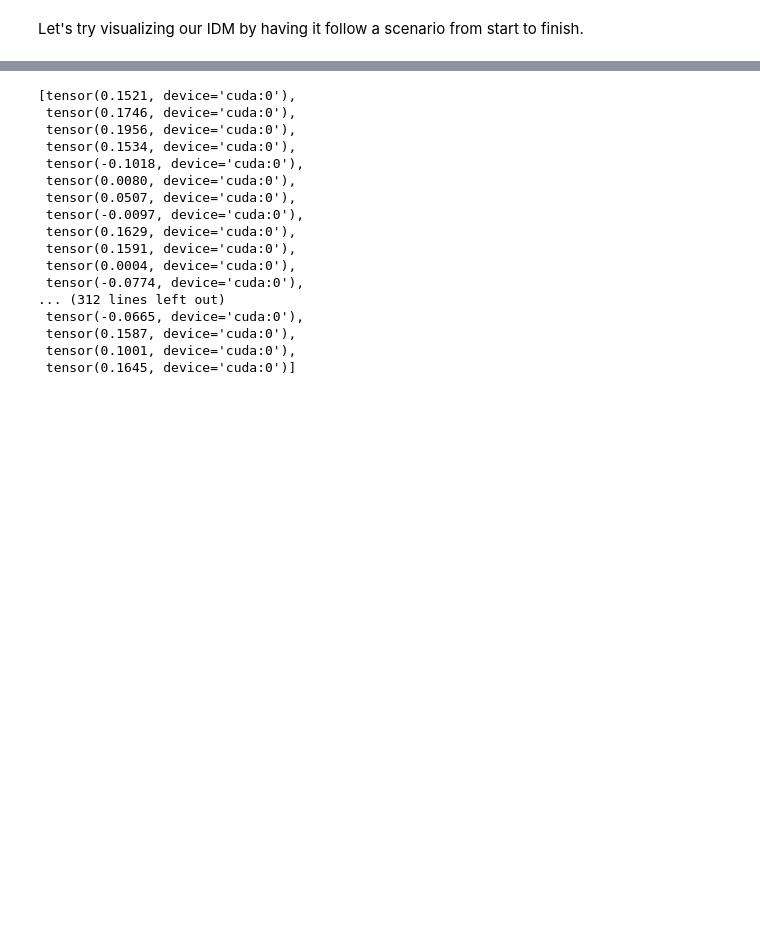
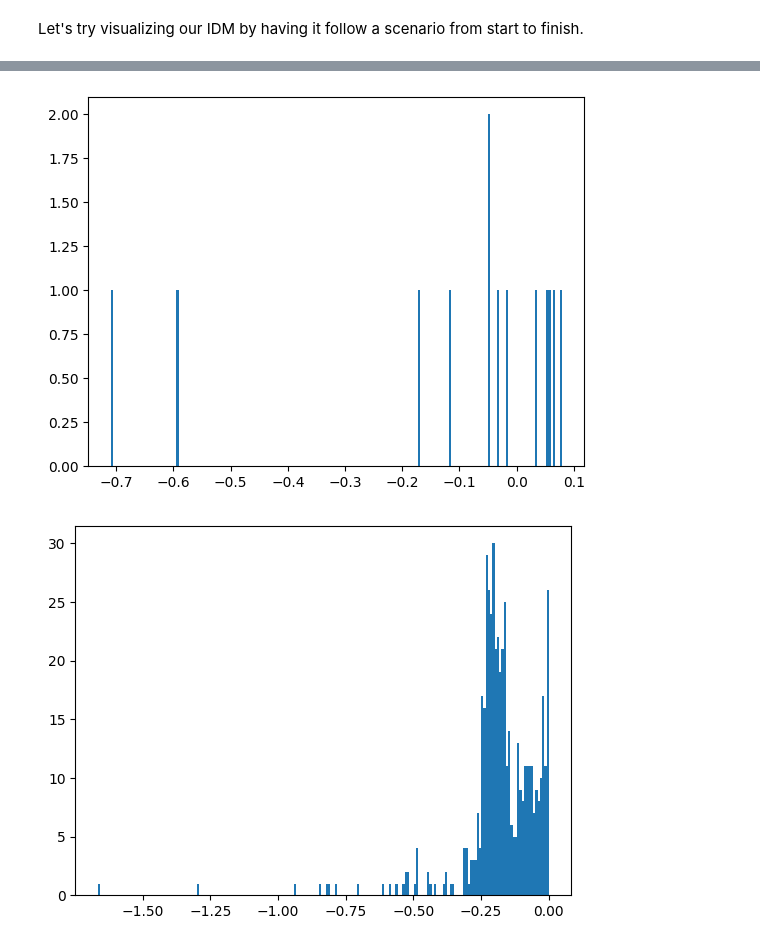
Before and after one commit to pimpale/metadrive-offline-rl-benchmark, a Jupyter notebook: waymo-idm-ppo.ipynb, the cells around one changed output, grey strips where cells are left out. Saved outputs shown, nothing was run; the diff lists cells and outputs as text; code cells hidden in the pictures; blank space fills up the shorter version.

```diff
--- a/waymo-idm-ppo.ipynb
+++ b/waymo-idm-ppo.ipynb
@@ -32,7 +32,8 @@ def parse_scenario(scenario: scenario_pb2.Scenario) -> list[State]:
     states = []
     for s in scenario.tracks[scenario.sdc_track_index].states:
         if s.valid:
-            states.append(State(s.heading, np.array([s.velocity_x, s.velocity_y], dtype=np.float32)))
+            heading = np.arctan2(s.velocity_y, s.velocity_x)
+            states.append(State(heading, np.array([s.velocity_x, s.velocity_y], dtype=np.float32)))
     return states
 
 
@@ -94,6 +96,8 @@ for states in h:
 
 # shuffle the dataset
 random.shuffle(dataset)
+# %%
+dataset = [(h[0][0], h[0][1])] * 10000
 # %%
 import torch
 import torch.nn as nn
@@ -581,20 +602,8 @@ plt.legend()
-# %%
-adv_batch
-# %% [output]
-[tensor(0.1521, device='cuda:0'),
- tensor(0.1746, device='cuda:0'),
- tensor(0.1956, device='cuda:0'),
- tensor(0.1534, device='cuda:0'),
- tensor(-0.1018, device='cuda:0'),
- tensor(0.0080, device='cuda:0'),
- tensor(0.0507, device='cuda:0'),
- tensor(-0.0097, device='cuda:0'),
- tensor(0.1629, device='cuda:0'),
- tensor(0.1591, device='cuda:0'),
- tensor(0.0004, device='cuda:0'),
- tensor(-0.0774, device='cuda:0'),
-... (312 lines left out)
- tensor(-0.0665, device='cuda:0'),
- tensor(0.1587, device='cuda:0'),
- tensor(0.1001, device='cuda:0'),
- tensor(0.1645, device='cuda:0')]
+# %%
+plt.hist([float(a) for a in adv_batch], bins=200)
+plt.show()
+plt.hist(returns[-1], bins=200)
+plt.show()
+# %% [output]
+[figure, added]
+[figure, added]
```
Also changed, not shown: parts of 19 cells of this notebook, 2 other files.
